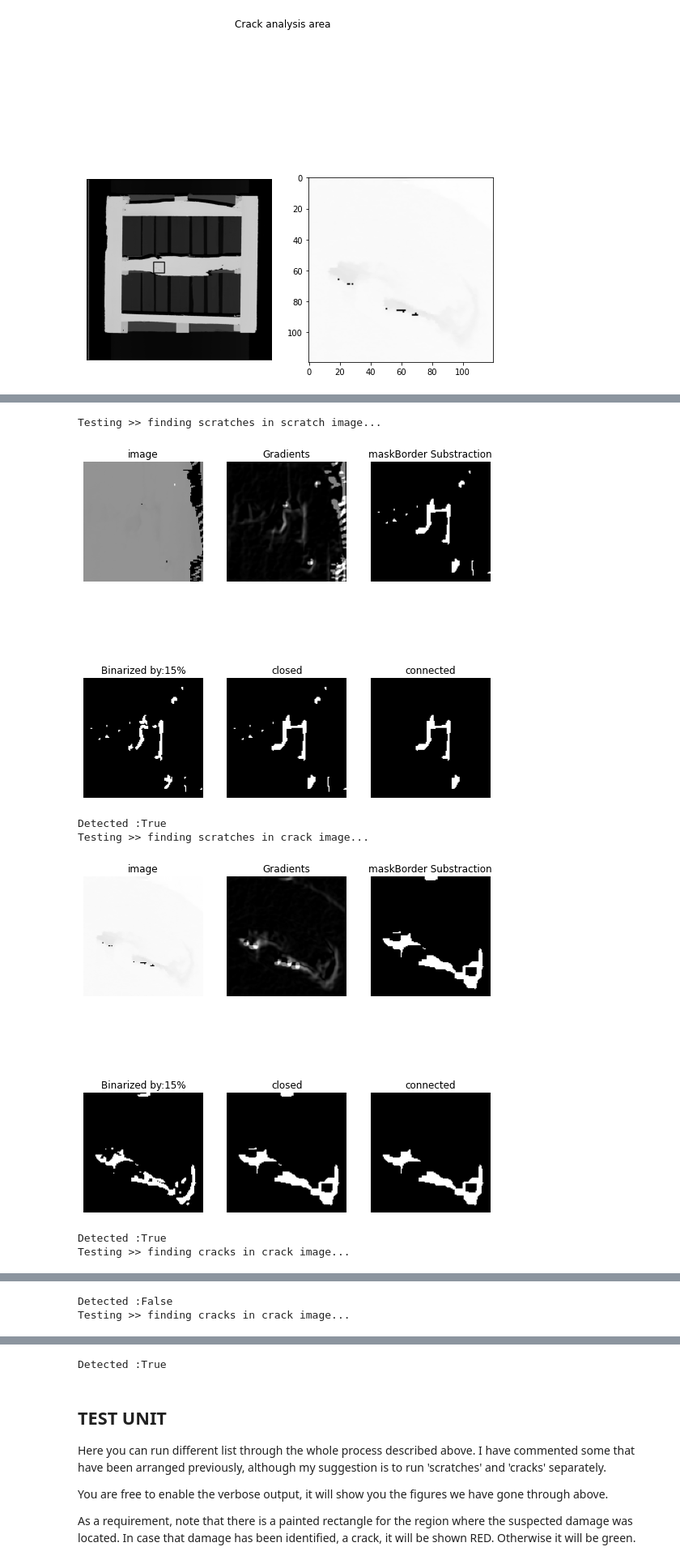
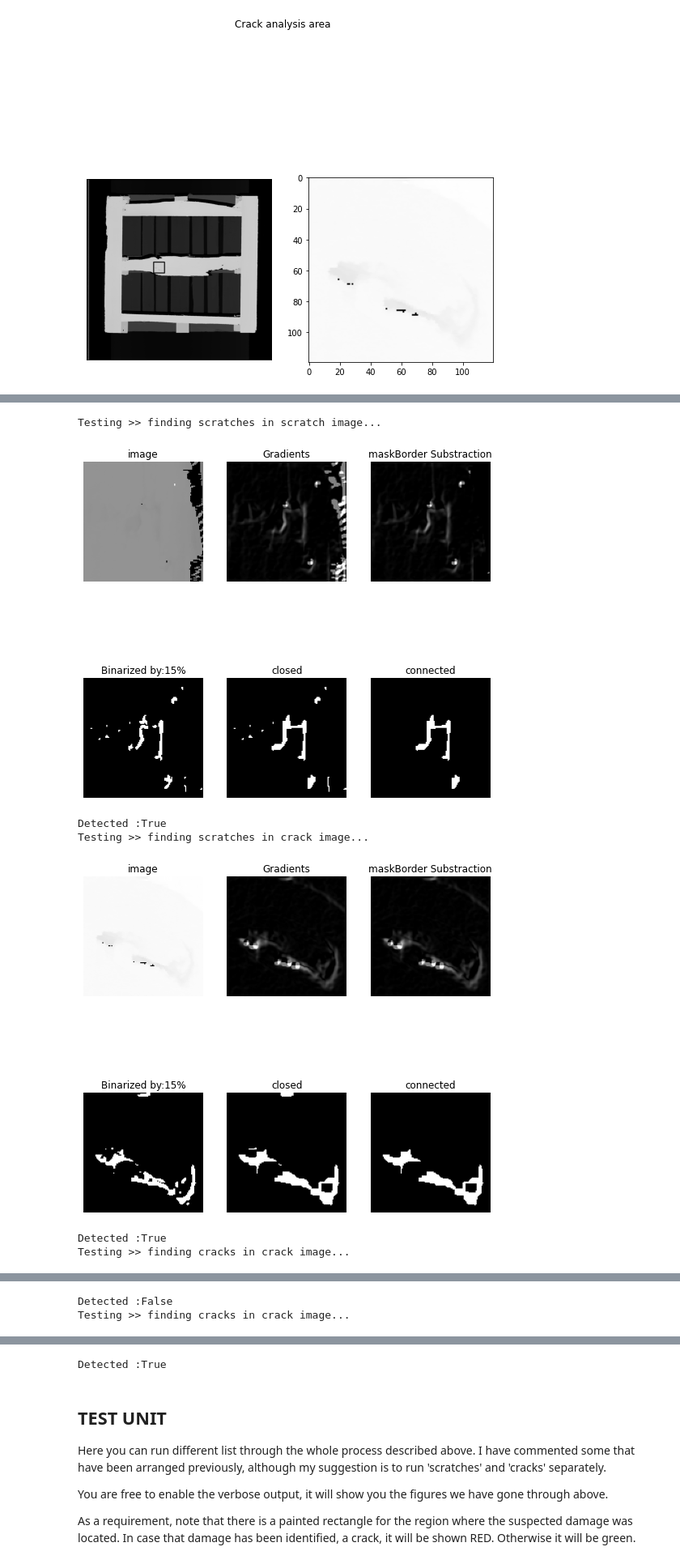
Before and after one commit to keny91/ChapChallenge, a Jupyter notebook: CameraBottom.ipynb, the cells around one changed output, grey strips where cells are left out. Shown at 81% size. Drawn from its saved outputs; the diff is of its cells as text; code cells hidden in the pictures.

```diff
--- a/CameraBottom.ipynb
+++ b/CameraBottom.ipynb
@@ -462,7 +462,8 @@ def Gradients(imageGrey,KSIZE):
 
 def BinGrads(gradsImage, thPercent):
   copyImage = gradsImage.copy()
-  max_val = gradsImage.max()
+  # max_val = gradsImage.max()
+  max_val = 65535
   # copyImage = np.zeros([gradsImage[0],gradsImage[1],cv.CV_16U])
   thvalue = thPercent*(max_val)/100
   for i  in range(gradsImage.shape[0]):
@@ -535,7 +536,7 @@ def DetectScratchesLevel(image, mask,th_lvl,min_size,verbose = False):
 
     fig.add_subplot(2, 3, 3)
     # showing image
-    plt.imshow(convert,cmap='gray')
+    plt.imshow(applyMask,cmap='gray')
     plt.axis('off')
     plt.title("maskBorder Substraction")
 
@@ -593,7 +594,7 @@ def DetectCracksLevel(image, mask, th_lvl,min_size,verbose = False):
 
     fig.add_subplot(2, 3, 3)
     # showing image
-    plt.imshow(convert,cmap='gray')
+    plt.imshow(applyMask,cmap='gray')
     plt.axis('off')
     plt.title("maskBorder Substraction")
 
@@ -622,34 +623,34 @@ def DetectCracksLevel(image, mask, th_lvl,min_size,verbose = False):
   return connected, check
 
 
 
 
 
 ############  Execurtion ##################
 
 # gradients_scratch = Gradients(MaskApplied_scratch,7)
 # gradients_crack = Gradients(MaskApplied_crack,7)
 
 
 # mgBw_crack = BinGrads(gradients_crack, 15)
 
 print("Testing >> finding scratches in scratch image..." )
 FINAL_1, found = DetectScratchesLevel(MaskApplied_scratch,cutoff_scratch_mask,15,75,True)
 print("Detected :"+ str(found) )
 print("Testing >> finding scratches in crack image..." )
 FINAL_2, found = DetectScratchesLevel(MaskApplied_crack,cutoff_crack_mask,15,75,True)
 print("Detected :"+ str(found) )
 print("Testing >> finding cracks in crack image..." )
 FINAL_1, found = DetectCracksLevel(MaskApplied_scratch,cutoff_scratch_mask,30,75,True)
 print("Detected :"+ str(found) )
 print("Testing >> finding cracks in crack image..." )
 FINAL_2, found = DetectCracksLevel(MaskApplied_crack,cutoff_crack_mask,30,75,True)
 print("Detected :"+ str(found) )
 # %% [output]
 Testing >> finding scratches in scratch image...
-[figure, old version]
+[figure, new version]
 Detected :True
 Testing >> finding scratches in crack image...
-[figure, old version]
+[figure, new version]
 Detected :True
 Testing >> finding cracks in crack image...
```
Also changed, not shown: parts of 9 cells of this notebook, 2 other files.
